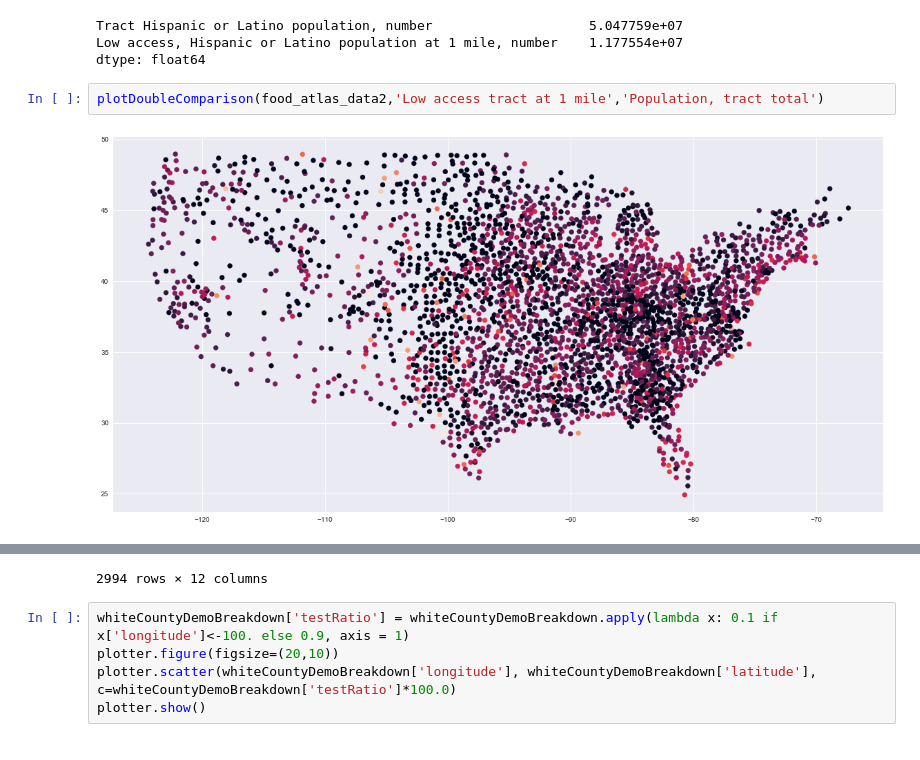
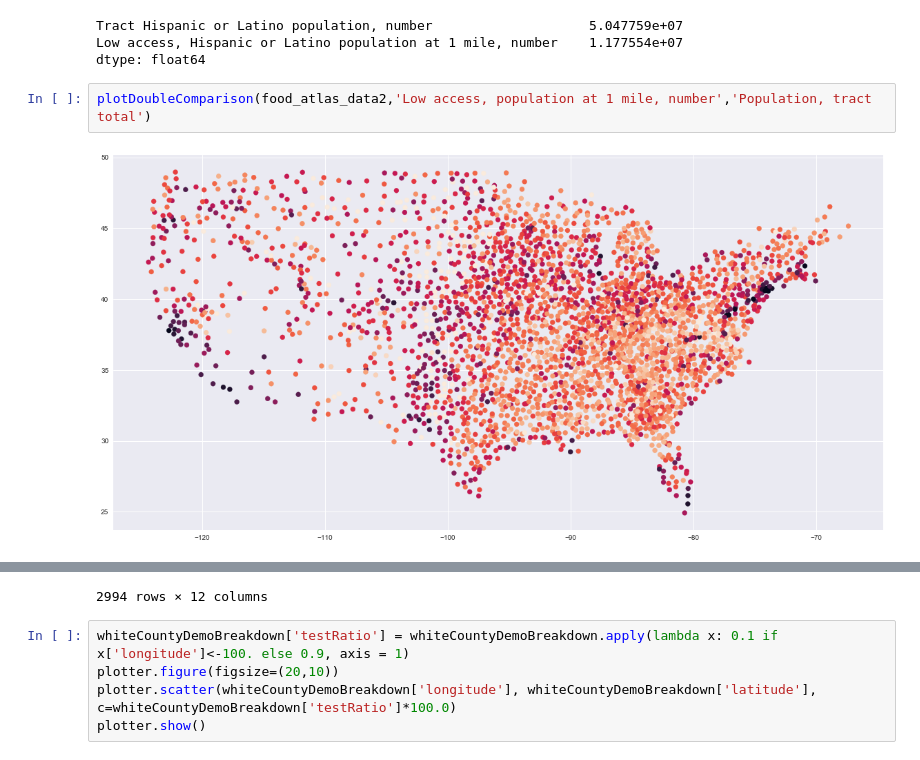
Before and after one commit to FoolsArcana/ready_project_one, a Jupyter notebook: Food Atlas Processor.ipynb, the cells around one changed output, grey strips where cells are left out. Drawn from its saved outputs; the diff is of its cells as text.

```diff
--- a/Food Atlas Processor.ipynb
+++ b/Food Atlas Processor.ipynb
@@ -275,6 +275,6 @@ Tract Hispanic or Latino population, number                    5.047759e+07
 Low access, Hispanic or Latino population at 1 mile, number    1.177554e+07
 dtype: float64
 # %%
-plotDoubleComparison(food_atlas_data2,'Low access tract at 1 mile','Population, tract total')
+plotDoubleComparison(food_atlas_data2,'Low access, population at 1 mile, number','Population, tract total')
 # %% [output]
-[figure, old version]
+[figure, new version]
```
Also changed, not shown: parts of 9 cells of this notebook.
